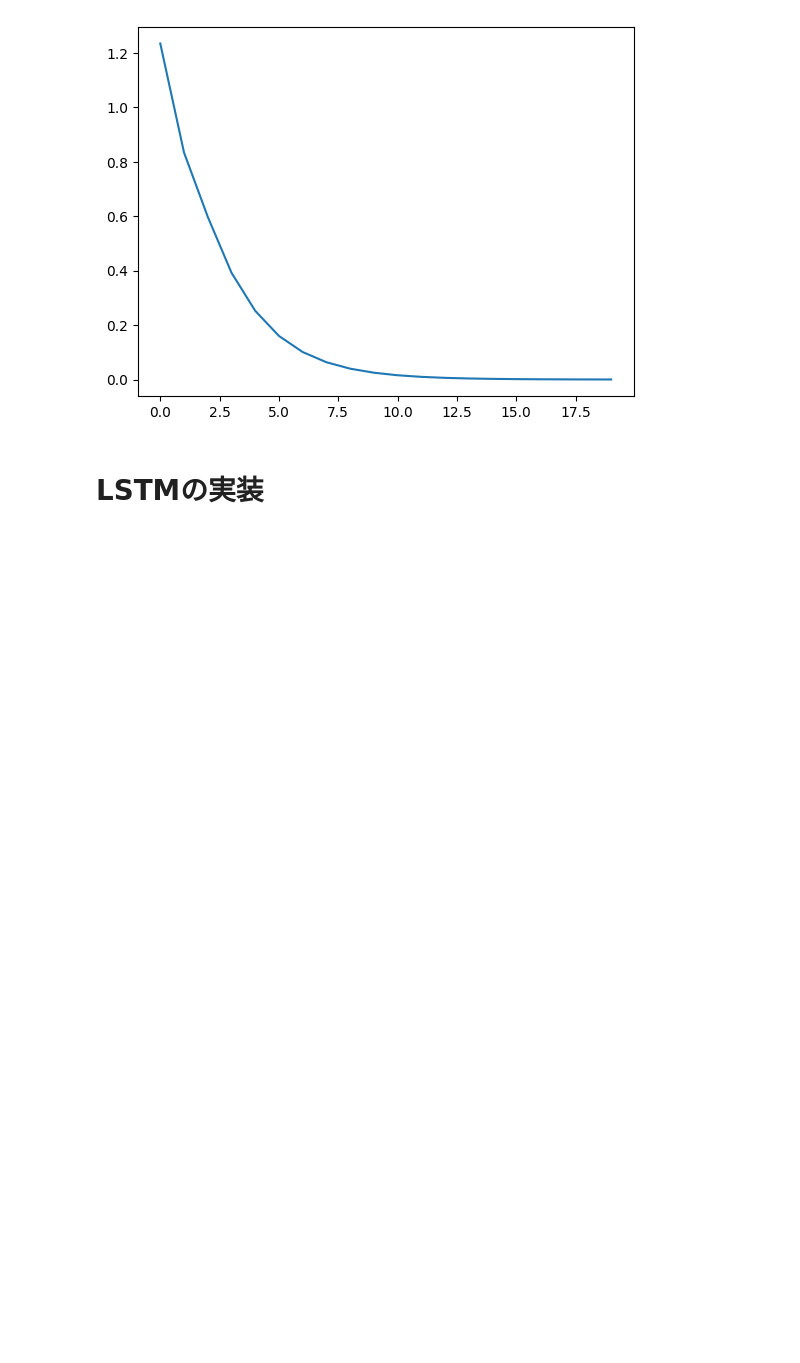
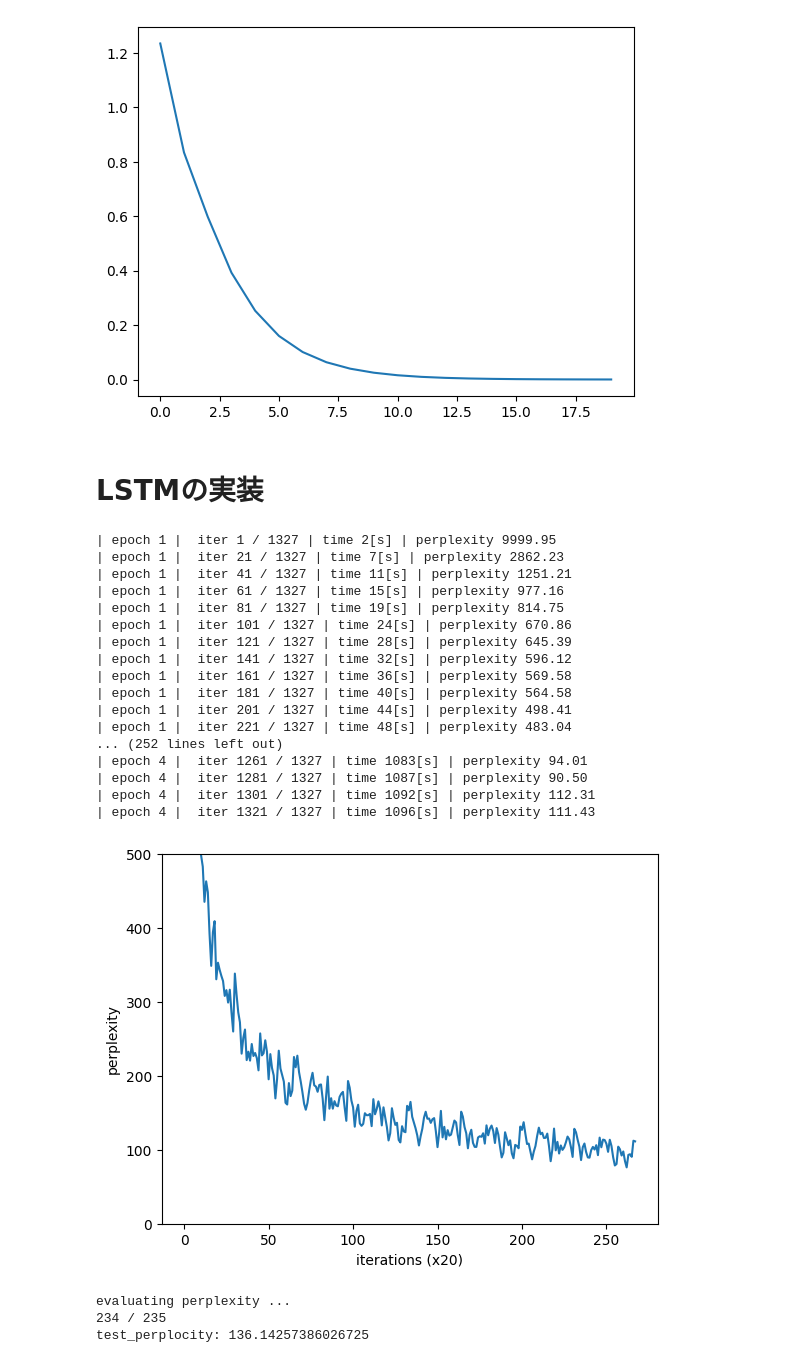
Before and after one commit to Masato-210831/For_study, a Jupyter notebook: Python_code/2_deep learning built from scratch/chapter6.ipynb, the cells around one changed output. Saved outputs shown, nothing was run; the diff lists cells and outputs as text; code cells hidden in the pictures; blank space fills up the shorter version.

```diff
--- a/Python_code/2_deep learning built from scratch/chapter6.ipynb
+++ b/Python_code/2_deep learning built from scratch/chapter6.ipynb
@@ -106,0 +199,61 @@ class LSTM:
+# %%
+from common.optimizer import SGD
+from common.trainer import RnnlmTrainer
+from common.util import eval_perplexity
+from hidden_others.dataset import ptb
+
+
+# ハイパーパラメータ
+batch_size = 20
+wordvec_size = 100
+hidden_size = 100
+time_size = 35
+lr = 20.0
+max_epoch = 4
+max_grad = 0.25
+
+# 学習データの読み込み
+corpus, word_to_id, id_to_word = ptb.load_data('train')
+corpus_test, _, _ = ptb.load_data('test')
+vocab_size = len(word_to_id)
+xs = corpus[:-1]
+ts = corpus[1:]
+
+# モデルの生成
+model = Rnnlm(vocab_size, wordvec_size, hidden_size)
+optimizer = SGD(lr)
+trainer = RnnlmTrainer(model, optimizer)
+
+# 勾配クリッピングの適応
+trainer.fit(xs, ts, max_epoch, batch_size, time_size, max_grad, eval_interval=20)
+trainer.plot(ylim=(0, 500))
+
+# テストデータの評価
+model.reset_state()
+ppl_test = eval_perplexity(model, corpus_test)
+print('test_perplocity:', ppl_test)
+
+# パラメータの保存
+model.save_prams()
+# %% [output]
+| epoch 1 |  iter 1 / 1327 | time 2[s] | perplexity 9999.95
+| epoch 1 |  iter 21 / 1327 | time 7[s] | perplexity 2862.23
+| epoch 1 |  iter 41 / 1327 | time 11[s] | perplexity 1251.21
+| epoch 1 |  iter 61 / 1327 | time 15[s] | perplexity 977.16
+| epoch 1 |  iter 81 / 1327 | time 19[s] | perplexity 814.75
+| epoch 1 |  iter 101 / 1327 | time 24[s] | perplexity 670.86
+| epoch 1 |  iter 121 / 1327 | time 28[s] | perplexity 645.39
+| epoch 1 |  iter 141 / 1327 | time 32[s] | perplexity 596.12
+| epoch 1 |  iter 161 / 1327 | time 36[s] | perplexity 569.58
+| epoch 1 |  iter 181 / 1327 | time 40[s] | perplexity 564.58
+| epoch 1 |  iter 201 / 1327 | time 44[s] | perplexity 498.41
+| epoch 1 |  iter 221 / 1327 | time 48[s] | perplexity 483.04
+... (252 lines left out)
+| epoch 4 |  iter 1261 / 1327 | time 1083[s] | perplexity 94.01
+| epoch 4 |  iter 1281 / 1327 | time 1087[s] | perplexity 90.50
+| epoch 4 |  iter 1301 / 1327 | time 1092[s] | perplexity 112.31
+| epoch 4 |  iter 1321 / 1327 | time 1096[s] | perplexity 111.43
+[figure, added]
+evaluating perplexity ...
+234 / 235
+test_perplocity: 136.14257386026725
```
Also changed, not shown: parts of 2 cells of this notebook, 4 other files.
